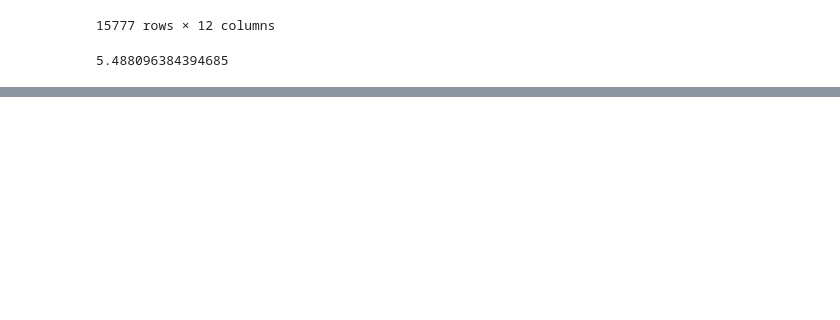
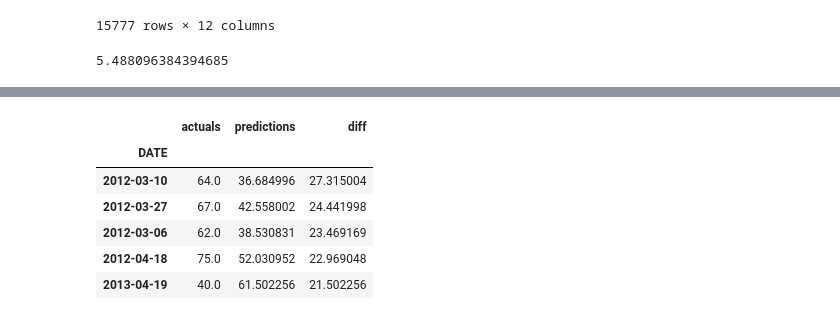
Before and after one commit to aaronwu001/Weather-Predictor, a Jupyter notebook: Weather Forecast.ipynb, the cells around one changed output, grey strips where cells are left out. Saved outputs shown, nothing was run; the diff lists cells and outputs as text; code cells hidden in the pictures; blank space fills up the shorter version.

```diff
--- a/Weather Forecast.ipynb
+++ b/Weather Forecast.ipynb
@@ -520,0 +544,13 @@ error
+# %%
+combined['diff'] = (combined['actuals'] - combined['predictions']).abs()
+# %%
+combined.sort_values('diff', ascending=False).head()
+# see the top 5 rows where the error is big
+# %% [output]
+|  | actuals | predictions | diff |
+| DATE |  |  |  |
+| 2012-03-10 | 64.0 | 36.684996 | 27.315004 |
+| 2012-03-27 | 67.0 | 42.558002 | 24.441998 |
+| 2012-03-06 | 62.0 | 38.530831 | 23.469169 |
+| 2012-04-18 | 75.0 | 52.030952 | 22.969048 |
+| 2013-04-19 | 40.0 | 61.502256 | 21.502256 |
```
Also changed, not shown: parts of 3 cells of this notebook.
